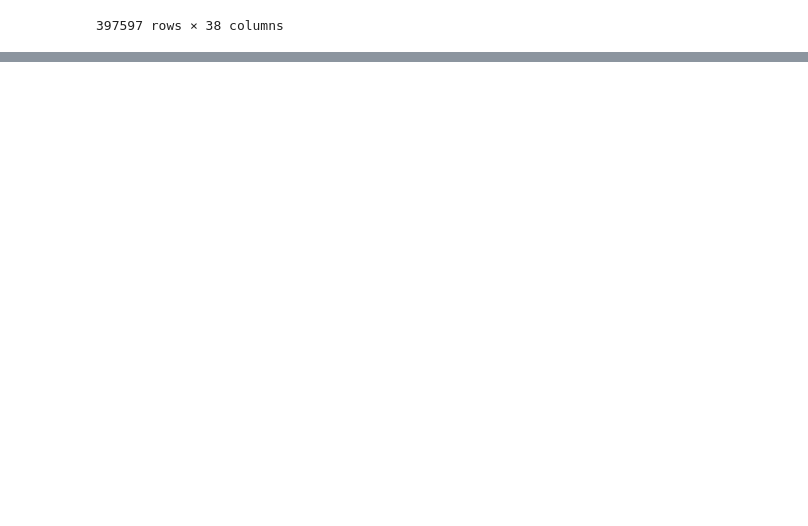
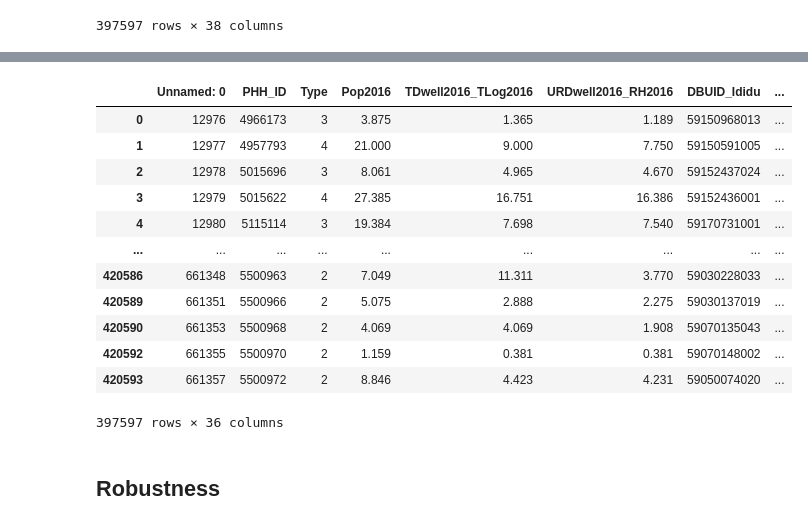
Before and after one commit to mukund0299/ECON_490_Paper, a Jupyter notebook: data/analysis.ipynb, the cells around one changed output, grey strips where cells are left out. Cells and saved outputs as stored; diff of their text form; code cells hidden in the pictures; blank space fills up the shorter version.

```diff
--- a/data/analysis.ipynb
+++ b/data/analysis.ipynb
@@ -291,0 +351,23 @@ sum_merged
+# %%
+pop_regions_secondary = pd.read_csv("pop_regions_with_school_secondary.csv")
+# Dropping hexes that are assigned to schools more than 50 kilometres away. While it's conceivable that students would travel 50km if it is the closest school, I want to avoid the case where such distances
+# causes parents to home school instead or send kids to some equivalent schooling that is not reflected in this data.
+pop_regions_filtered_secondary = pop_regions_secondary[pop_regions["DISTANCE"] < 50]
+pop_regions_with_dummies_secondary = pd.get_dummies(pop_regions_filtered_secondary, columns=["Combined_Max_Threshold-Combine_Seuil_Max"], prefix="combined")
+pop_regions_with_dummies_secondary
+# %% [output]
+|  | Unnamed: 0 | PHH_ID | Type | Pop2016 | TDwell2016_TLog2016 | URDwell2016_RH2016 | DBUID_Ididu | ... |
+| 0 | 12976 | 4966173 | 3 | 3.875 | 1.365 | 1.189 | 59150968013 | ... |
+| 1 | 12977 | 4957793 | 4 | 21.000 | 9.000 | 7.750 | 59150591005 | ... |
+| 2 | 12978 | 5015696 | 3 | 8.061 | 4.965 | 4.670 | 59152437024 | ... |
+| 3 | 12979 | 5015622 | 4 | 27.385 | 16.751 | 16.386 | 59152436001 | ... |
+| 4 | 12980 | 5115114 | 3 | 19.384 | 7.698 | 7.540 | 59170731001 | ... |
+| ... | ... | ... | ... | ... | ... | ... | ... | ... |
+| 420586 | 661348 | 5500963 | 2 | 7.049 | 11.311 | 3.770 | 59030228033 | ... |
+| 420589 | 661351 | 5500966 | 2 | 5.075 | 2.888 | 2.275 | 59030137019 | ... |
+| 420590 | 661353 | 5500968 | 2 | 4.069 | 4.069 | 1.908 | 59070135043 | ... |
+| 420592 | 661355 | 5500970 | 2 | 1.159 | 0.381 | 0.381 | 59070148002 | ... |
+| 420593 | 661357 | 5500972 | 2 | 8.846 | 4.423 | 4.231 | 59050074020 | ... |
+397597 rows × 36 columns
+# %% [markdown]
+## Robustness
```
Also changed, not shown: parts of 14 cells of this notebook, 10 other files.
